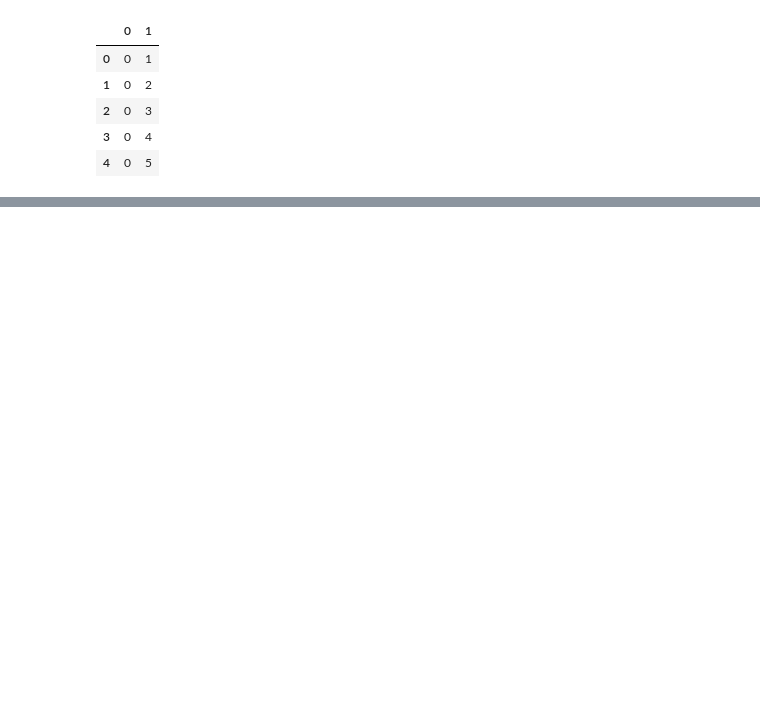
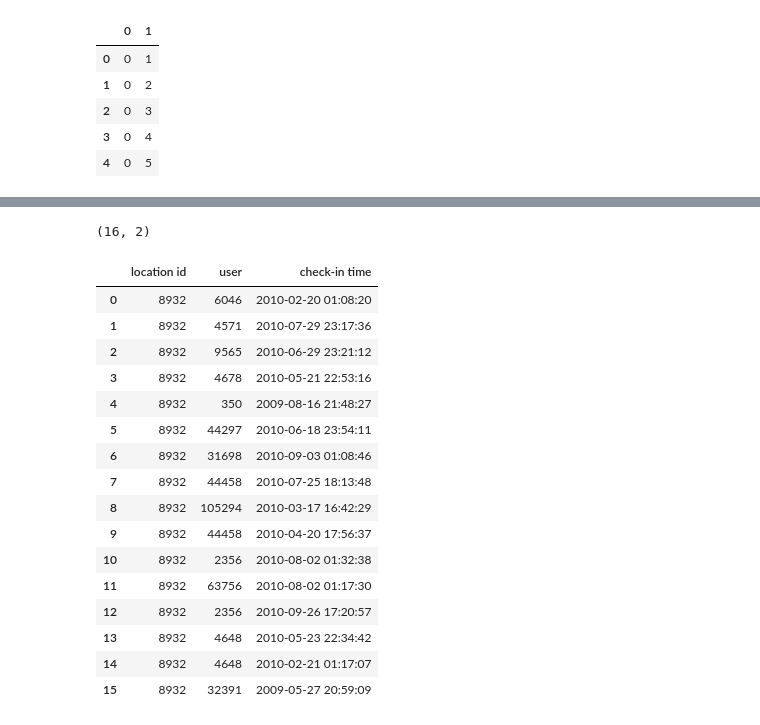
Before and after one commit to secano97/Gowalla, a Jupyter notebook: Data Understanding.ipynb, the cells around one changed output, grey strips where cells are left out. Cells and saved outputs as stored; diff of their text form; code cells hidden in the pictures; blank space fills up the shorter version.

```diff
--- a/Data Understanding.ipynb
+++ b/Data Understanding.ipynb
@@ -68,0 +97,3 @@ data_checkins.head(5)
+# %%
+#Elimination of latitude and longitude columns
+data_checkins.drop(['latitude', 'longitude'], axis=1, inplace = True)
@@ -68,0 +107,5 @@ data_checkins.head(5)
+# %%
+data_checkins['check-in time'] = pd.to_datetime(data_checkins['check-in time'], infer_datetime_format=True)
+# %%
+data_checkins.sort_values(by=['location id'], inplace = True)
+data_checkins.head()
@@ -68,0 +359,26 @@ data_checkins.head(5)
+# %%
+k = data_checkins.loc[8932]
+k.shape
+# %% [output]
+(16, 2)
+# %%
+k.reset_index(inplace=True)
+k
+# %% [output]
+|  | location id | user | check-in time |
+| 0 | 8932 | 6046 | 2010-02-20 01:08:20 |
+| 1 | 8932 | 4571 | 2010-07-29 23:17:36 |
+| 2 | 8932 | 9565 | 2010-06-29 23:21:12 |
+| 3 | 8932 | 4678 | 2010-05-21 22:53:16 |
+| 4 | 8932 | 350 | 2009-08-16 21:48:27 |
+| 5 | 8932 | 44297 | 2010-06-18 23:54:11 |
+| 6 | 8932 | 31698 | 2010-09-03 01:08:46 |
+| 7 | 8932 | 44458 | 2010-07-25 18:13:48 |
+| 8 | 8932 | 105294 | 2010-03-17 16:42:29 |
+| 9 | 8932 | 44458 | 2010-04-20 17:56:37 |
+| 10 | 8932 | 2356 | 2010-08-02 01:32:38 |
+| 11 | 8932 | 63756 | 2010-08-02 01:17:30 |
+| 12 | 8932 | 2356 | 2010-09-26 17:20:57 |
+| 13 | 8932 | 4648 | 2010-05-23 22:34:42 |
+| 14 | 8932 | 4648 | 2010-02-21 01:17:07 |
+| 15 | 8932 | 32391 | 2009-05-27 20:59:09 |
```
Also changed, not shown: parts of 65 cells of this notebook.
